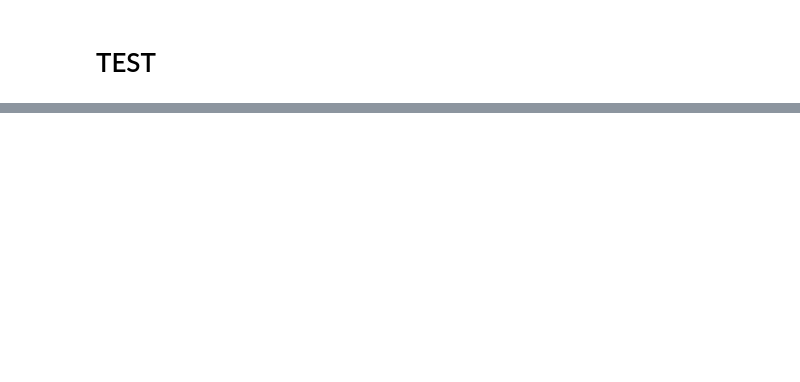
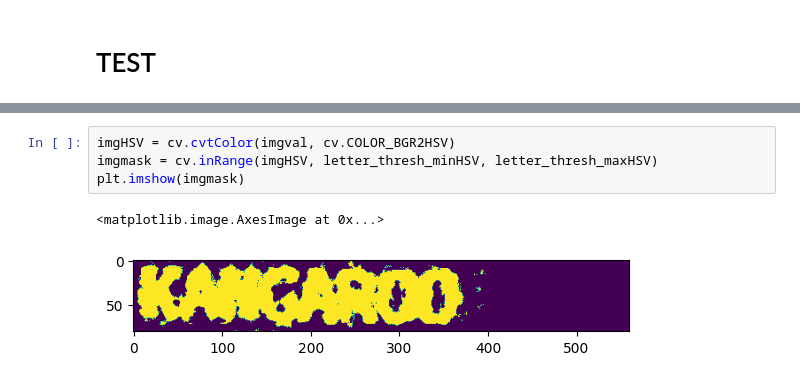
Before and after one commit to rcaerbannog/ENPH353-clueboard-reader, a Jupyter notebook: sift_and_cnn.ipynb, the cells around one changed output, grey strips where cells are left out. Saved outputs shown, nothing was run; the diff lists cells and outputs as text; blank space fills up the shorter version.

```diff
--- a/sift_and_cnn.ipynb
+++ b/sift_and_cnn.ipynb
@@ -134,0 +165,7 @@ GOKU
+# %%
+imgHSV = cv.cvtColor(imgval, cv.COLOR_BGR2HSV)
+imgmask = cv.inRange(imgHSV, letter_thresh_minHSV, letter_thresh_maxHSV)
+plt.imshow(imgmask)
+# %% [output]
+<matplotlib.image.AxesImage at 0x...>
+[figure, added]
```
Also changed, not shown: parts of 10 cells of this notebook, 2 other files.
